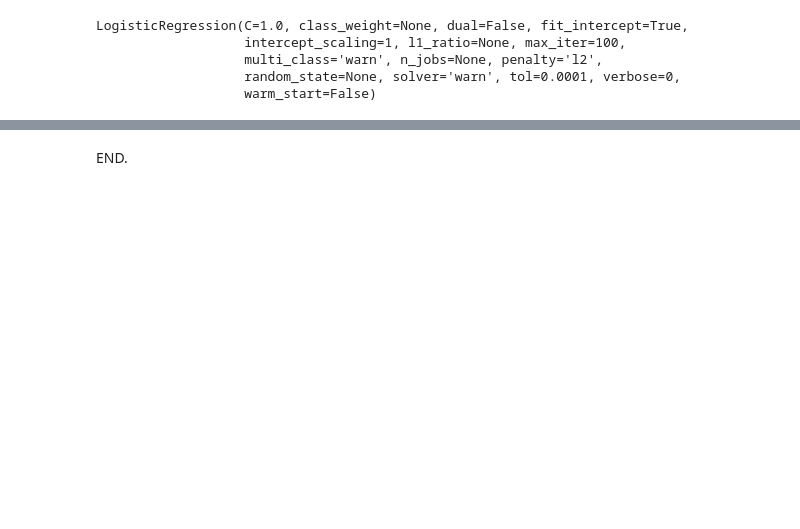
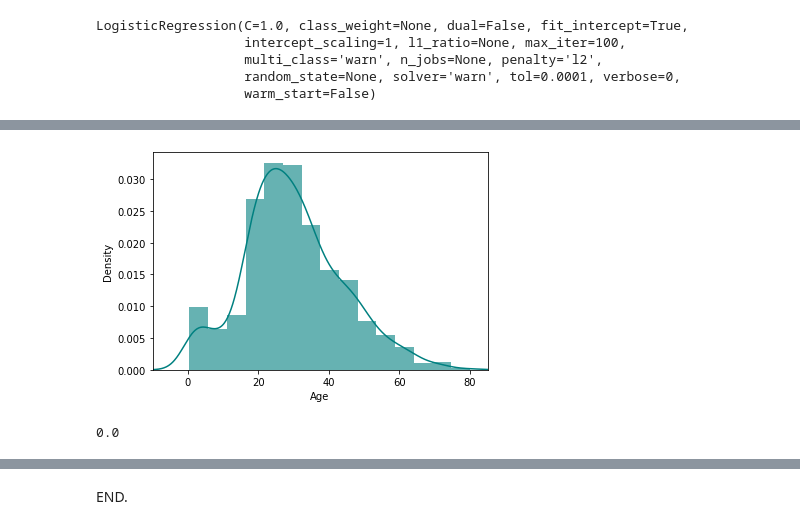
Before and after one commit to mehmetfatihdata/BOOTCAMP_2, a Jupyter notebook: WORK_CLASSİFİCATİON_2.ipynb, the cells around one changed output, grey strips where cells are left out. Drawn from its saved outputs; the diff is of its cells as text; code cells hidden in the pictures; blank space fills up the shorter version.

```diff
--- a/WORK_CLASSİFİCATİON_2.ipynb
+++ b/WORK_CLASSİFİCATİON_2.ipynb
@@ -135,0 +142,3 @@ display(dogruluk_değerleri)
+# %%
+titanic['Age_mean']=titanic['Age']
+titanic['Age_inter']=titanic['Age']
@@ -135,0 +150,13 @@ display(dogruluk_değerleri)
+# %%
+ax = titanic['Age_inter'].hist(bins=15, density=True, stacked=True, color='teal', alpha=0.6)
+titanic['Age_inter'].plot(kind='density', color='teal')
+ax.set(xlabel='Age')
+plt.xlim(-10,85)
+plt.show()
+# %% [output]
+[figure, added]
+# %%
+titanic['Age_mean'] = titanic.groupby("sex")['Age'].transform(lambda x: x.fillna(x.mean()))
+titanic['Age_mean'].isnull().sum()/len(titanic)
+# %% [output]
+0.0
```
Also changed, not shown: parts of 30 cells of this notebook.
